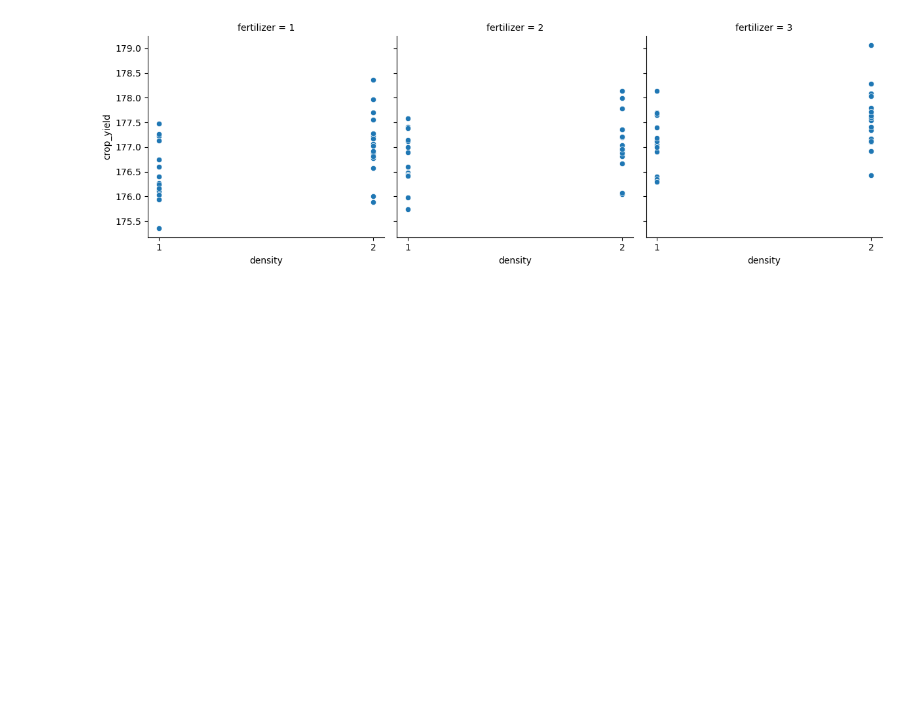
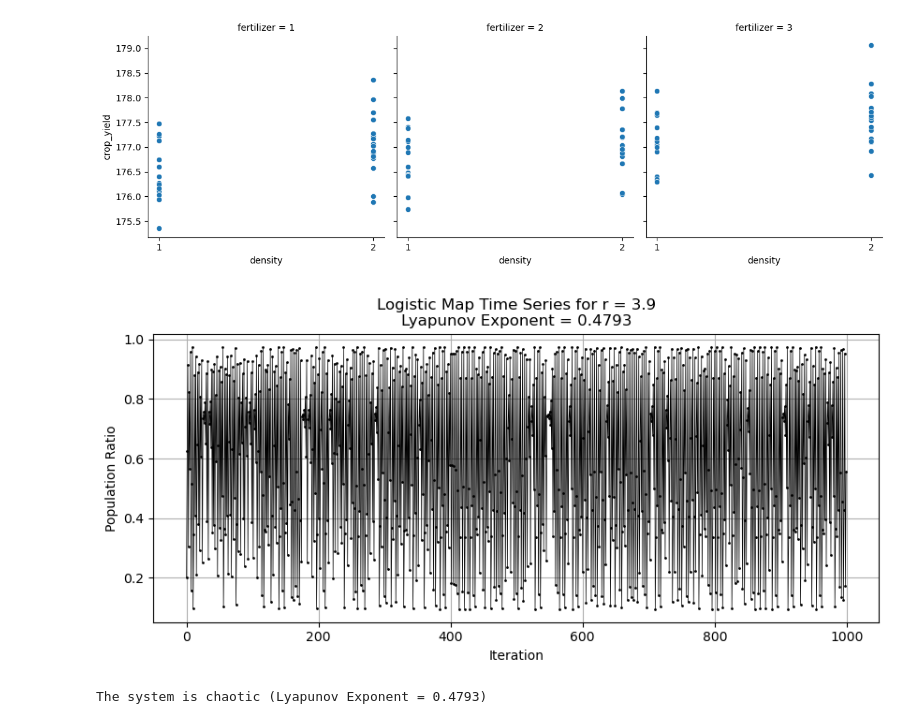
Before and after one commit to DiogoRibeiro7/Medium-Blog, a Jupyter notebook: anova_analysis/anova_analysis.ipynb, the cells around one changed output. Saved outputs shown, nothing was run; the diff lists cells and outputs as text; code cells hidden in the pictures; blank space fills up the shorter version.

```diff
--- a/anova_analysis/anova_analysis.ipynb
+++ b/anova_analysis/anova_analysis.ipynb
@@ -490,3 +490,52 @@ plt.show()
 # %% [output]
 KeyError: 'crop_yield'
 [figure]
+# %%
+import numpy as np
+import matplotlib.pyplot as plt
+
+# Function to generate data using the logistic map
+def logistic_map(r, x0, n_iter):
+    x = np.zeros(n_iter)
+    x[0] = x0
+    for i in range(1, n_iter):
+        x[i] = r * x[i-1] * (1 - x[i-1])
+    return x
+
+# Function to calculate the Lyapunov exponent
+def lyapunov_exponent(r, x0, n_iter):
+    x = x0
+    lyapunov = 0
+    for i in range(1, n_iter):
+        x = r * x * (1 - x)
+        lyapunov += np.log(abs(r - 2*r*x))
+    return lyapunov / n_iter
+
+# Parameters
+r = 3.9  # Try different values, e.g., 2.5, 3.5, 3.9, to see different behaviors
+x0 = 0.2  # Initial condition
+n_iter = 1000  # Number of iterations
+
+# Generate data
+x = logistic_map(r, x0, n_iter)
+
+# Calculate the Lyapunov exponent
+lambda_lyapunov = lyapunov_exponent(r, x0, n_iter)
+
+# Plotting
+plt.figure(figsize=(10, 4))
+plt.plot(x, '.-k', markersize=2, lw=0.5)
+plt.title(f'Logistic Map Time Series for r = {r}\nLyapunov Exponent = {lambda_lyapunov:.4f}')
+plt.xlabel('Iteration')
+plt.ylabel('Population Ratio')
+plt.grid(True)
+plt.show()
+
+# Interpretation based on Lyapunov Exponent
+if lambda_lyapunov > 0:
+    print(f"The system is chaotic (Lyapunov Exponent = {lambda_lyapunov:.4f})")
+else:
+    print(f"The system is not chaotic (Lyapunov Exponent = {lambda_lyapunov:.4f})")
+# %% [output]
+[figure, added]
+The system is chaotic (Lyapunov Exponent = 0.4793)
```
Also changed, not shown: parts of 4 cells of this notebook.
